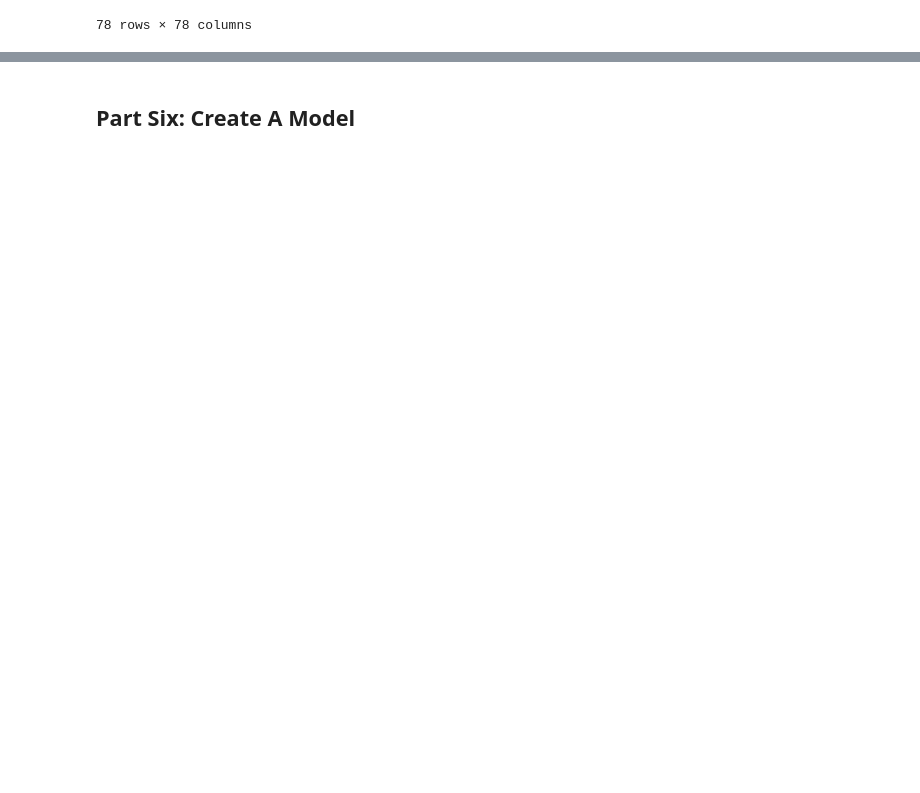
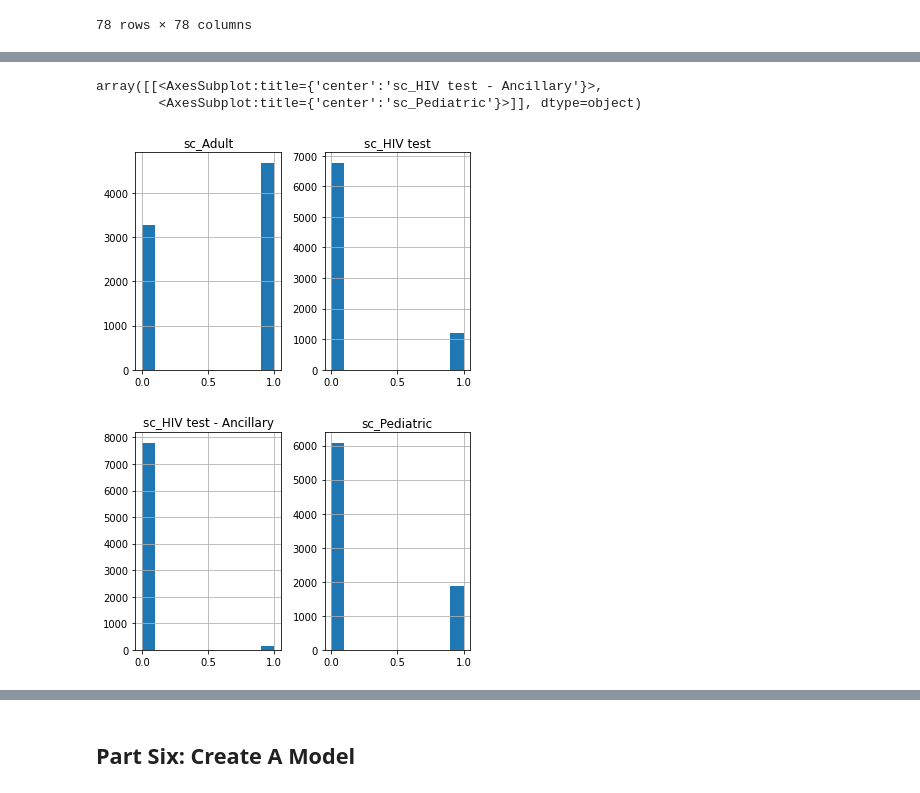
Before and after one commit to abbylloyd03/44688-Data-Analytics-Capstone, a Jupyter notebook: Lloyd-Capstone-v2.ipynb, the cells around one changed output, grey strips where cells are left out. Drawn from its saved outputs; the diff is of its cells as text; code cells hidden in the pictures; blank space fills up the shorter version.

```diff
--- a/Lloyd-Capstone-v2.ipynb
+++ b/Lloyd-Capstone-v2.ipynb
@@ -426,0 +461,8 @@ plt.show()
+# %%
+df_max_scaled[['sc_Adult', 'sc_HIV test']].hist()
+df_max_scaled[['sc_HIV test - Ancillary', 'sc_Pediatric']].hist()
+# %% [output]
+array([[<AxesSubplot:title={'center':'sc_HIV test - Ancillary'}>,
+        <AxesSubplot:title={'center':'sc_Pediatric'}>]], dtype=object)
+[figure, added]
+[figure, added]
```
Also changed, not shown: parts of 33 cells of this notebook.
